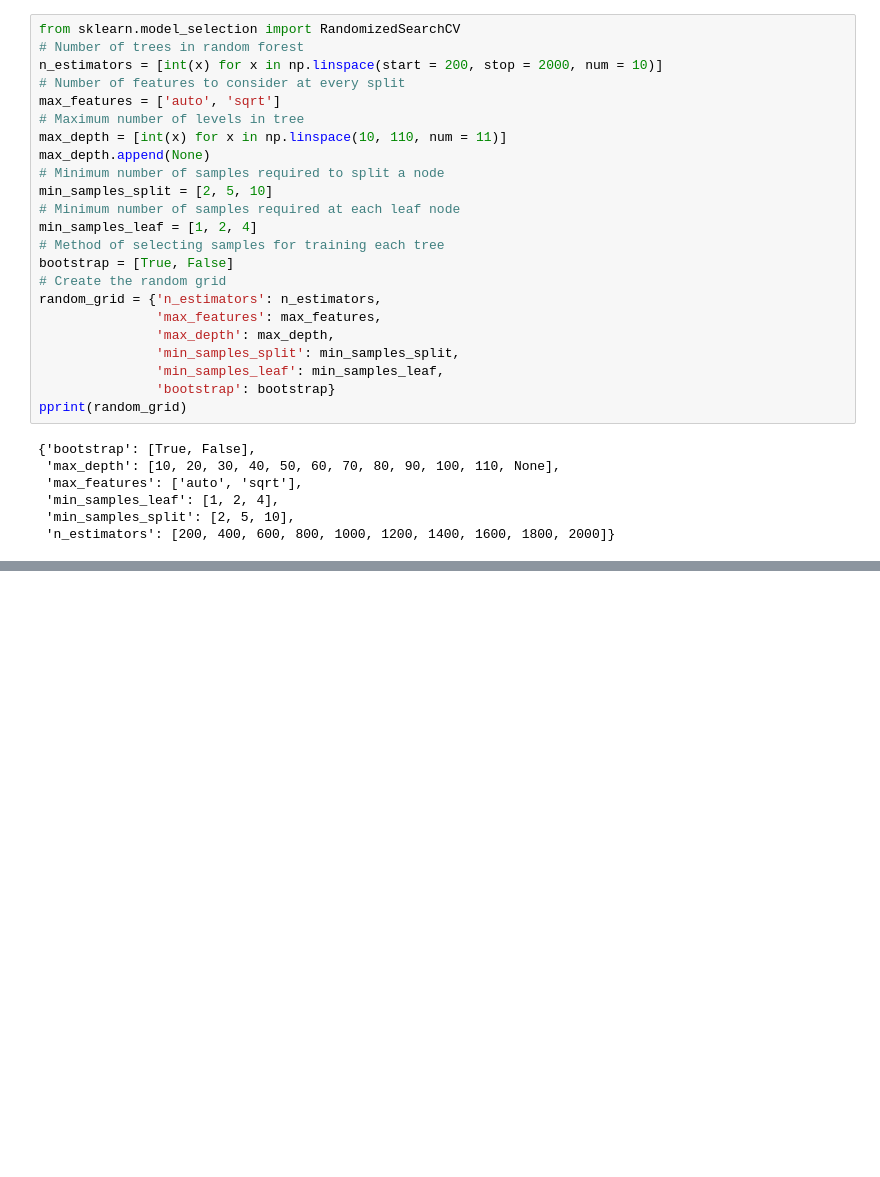
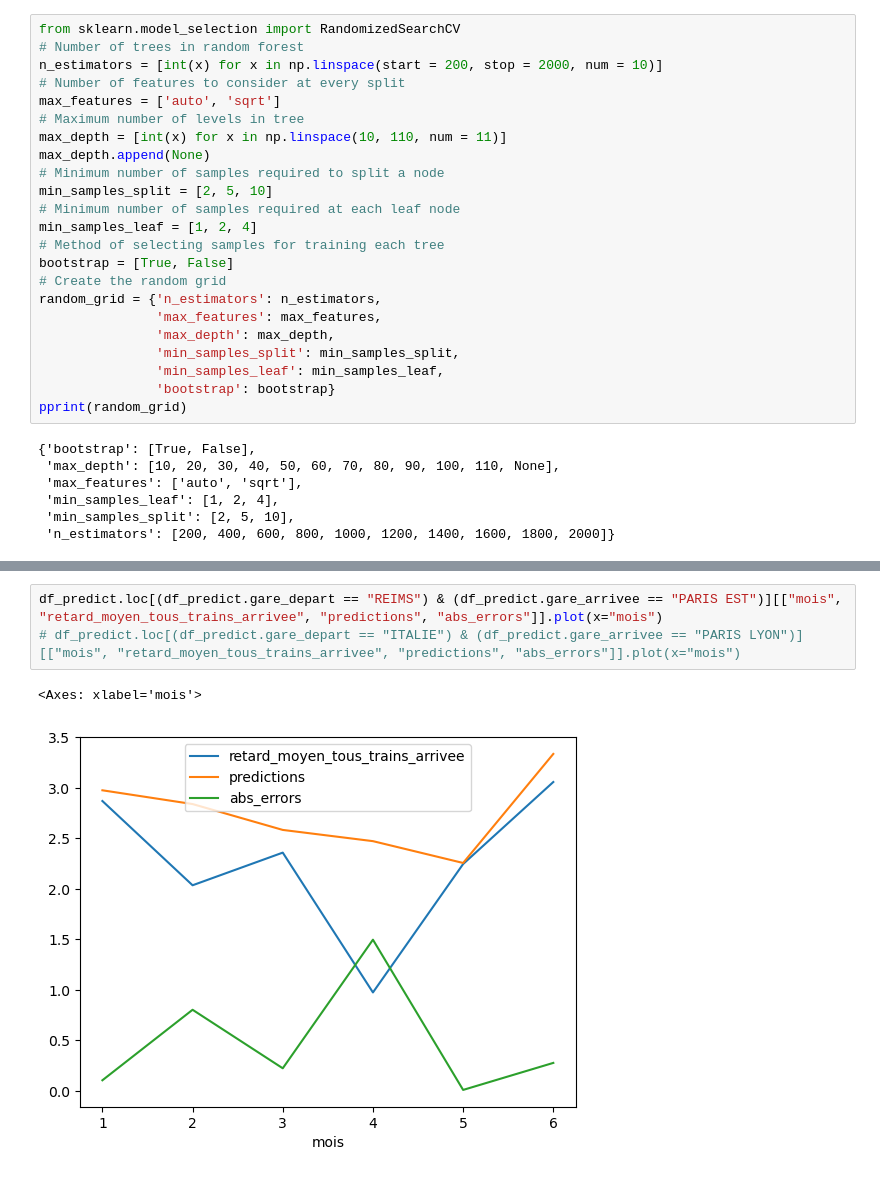
Before and after one commit to AxelV-hub/machine-learning-sncf-delay-estimation, a Jupyter notebook: notebooks/adrien.ipynb, the cells around one changed output, grey strips where cells are left out. Drawn from its saved outputs; the diff is of its cells as text; blank space fills up the shorter version.

```diff
--- a/notebooks/adrien.ipynb
+++ b/notebooks/adrien.ipynb
@@ -660,0 +709,6 @@ Improvement of -7.26%.
+# %%
+df_predict.loc[(df_predict.gare_depart == "REIMS") & (df_predict.gare_arrivee == "PARIS EST")][["mois", "retard_moyen_tous_trains_arrivee", "predictions", "abs_errors"]].plot(x="mois")
+# df_predict.loc[(df_predict.gare_depart == "ITALIE") & (df_predict.gare_arrivee == "PARIS LYON")][["mois", "retard_moyen_tous_trains_arrivee", "predictions", "abs_errors"]].plot(x="mois")
+# %% [output]
+<Axes: xlabel='mois'>
+[figure, added]
```
Also changed, not shown: parts of 10 cells of this notebook.
